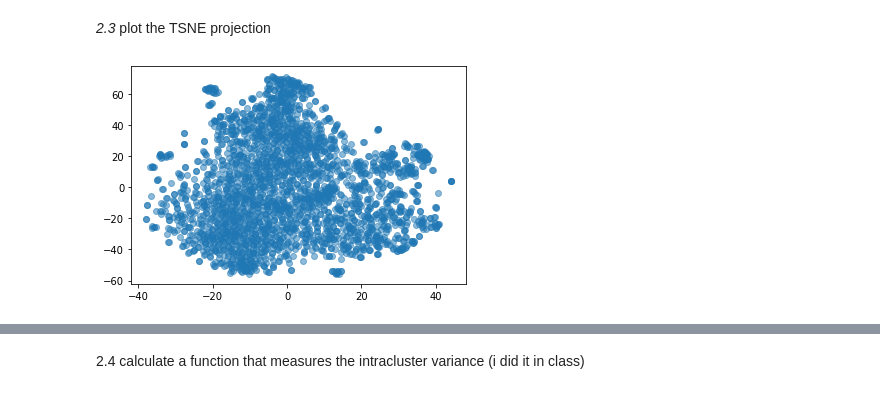
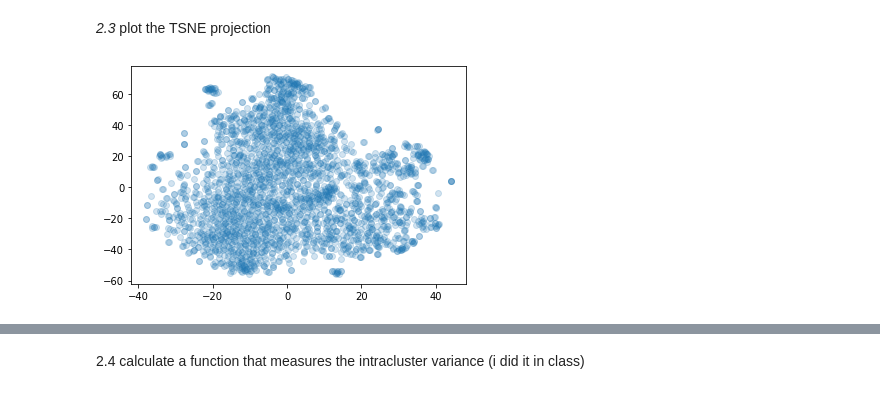
Before and after one commit to bflaggs/DSPS_BFlaggs, a Jupyter notebook: HW7/ClusteringGenes.ipynb, the cells around one changed output, grey strips where cells are left out. Cells and saved outputs as stored; diff of their text form; code cells hidden in the pictures.

```diff
--- a/HW7/ClusteringGenes.ipynb
+++ b/HW7/ClusteringGenes.ipynb
@@ -132,17 +155,11 @@ type(tsne_results)
 numpy.ndarray
 # %% [markdown]
 *2.3* plot the TSNE projection
-# %%
-x=tsne_results[:,0]
-y=tsne_results[:,1]
-
-#tsne_df = pd.DataFrame({'X':tsne_results[:,0],
-#                        'Y':tsne_results[:,1],
-#                       'y':y})
-#sns.scatterplot(x='X', y='Y', hue='test', data=tsne_df, legend="full", alpha=0.3)
-#sns.scatterplot(x='X', y='Y', alpha=0.5, hue = 'y', data=tsne_df)
-
-pl.scatter(x, y, alpha=0.5)
-pl.show()
-# %% [output]
-[figure, removed]
+# %%
+x=tsne_results[:,0]
+y=tsne_results[:,1]
+
+pl.scatter(x, y, alpha=0.2)
+pl.show()
+# %% [output]
+[figure, added]
```
Also changed, not shown: parts of 12 cells of this notebook.
